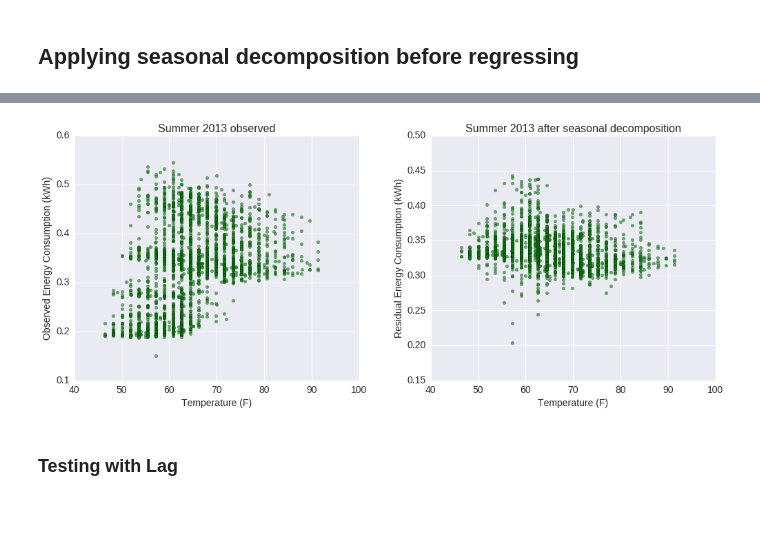
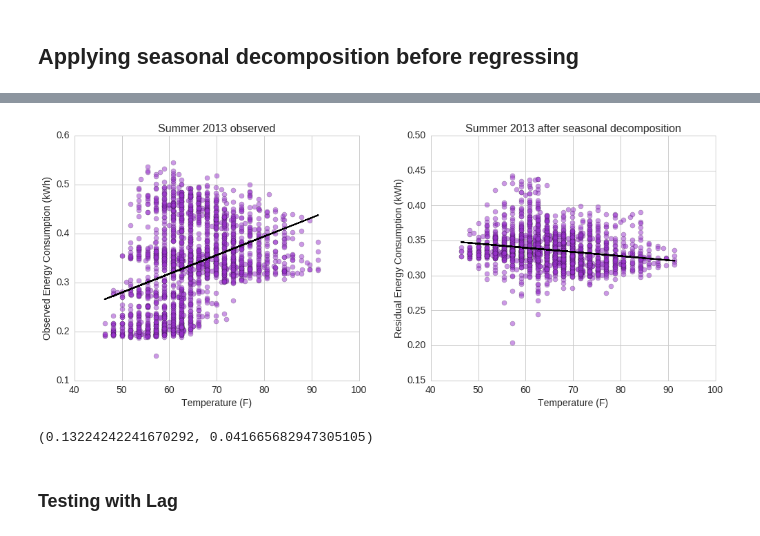
Before and after one commit to connorchency/Taming-the-Peak, a Jupyter notebook: analysis/Analysis_vsg_s13.ipynb, the cells around one changed output, grey strips where cells are left out. Cells and saved outputs as stored; diff of their text form; code cells hidden in the pictures.

```diff
--- a/analysis/Analysis_vsg_s13.ipynb
+++ b/analysis/Analysis_vsg_s13.ipynb
@@ -269,3 +267,14 @@ rsqd
 | 12 | 12.0 | 0.000000 | 0.000000 | 0.000000 | 0.000000 | 0.000000 | 0.000000 | 0 | 0 |
 # %% [markdown]
 ## Applying seasonal decomposition before regressing
+# %%
+##Seasonal Decomposition of high income energy consumption
+data = np.array(final2013_14.Overall)
+sns.set_style("whitegrid")
+#Seasonal Decomposition using statsmodels api
+res = sm.tsa.seasonal_decompose(data, freq = 24)
+plt.rcParams['figure.figsize'] = (12,8)
+resplot = res.plot()
+pl.xlabel("Time (hours)")
+#pl.xlim(100, 175)
+resplot.savefig("../Plots/Seasonal_summer_full.png")
@@ -272,11 +283,12 @@ rsqd
 # %%
 ##Seasonal Decomposition of high income energy consumption
 data = np.array(final2013_14.Overall)
-
+sns.set_style("whitegrid")
 #Seasonal Decomposition using statsmodels api
 res = sm.tsa.seasonal_decompose(data, freq = 24)
 plt.rcParams['figure.figsize'] = (12,8)
 resplot = res.plot()
 pl.xlabel("Time (hours)")
+pl.xlim(100, 175)
 resplot.savefig("../Plots/Seasonal_summer.png")
 # %% [output]
@@ -318,32 +330,42 @@ OLS Regression Results
 | Kurtosis: | 5.909 | Cond. No. | 524. |
 # %%
 #plotting Overall_residuasls and Temperature_F
+p1 = smf.ols(formula = 'Overall ~ Temperature_F', data = final2013_14).fit()
+p2 = smf.ols(formula = 'Overall_residuals ~ Temperature_F', data = final2013_14).fit()
+
+sns.set_style("whitegrid")
 f, (ax1, ax2) = plt.subplots(1, 2, figsize=(14,6))
 
-final2013_14.plot(x='Temperature_F', y='Overall', kind='scatter', color="green", alpha=.6, ax=ax1)
+final2013_14.plot(kind='scatter', x='Temperature_F', y='Overall', color='darkorchid',s=50, alpha=.5, ax=ax1)
+ax1.plot(final2013_14.Temperature_F, p1.predict(), color='k')
 
 ax1.set_title('Summer 2013 observed', fontsize=16)
 ax1.set_ylabel("Observed Energy Consumption (kWh)", fontsize=14)
 ax1.set_xlabel("Temperature (F)", fontsize=14)
 
-final2013_14.plot(x='Temperature_F', y='Overall_residuals', kind='scatter', color="green", alpha=.6, ax=ax2)
+final2013_14.plot(kind='scatter', x='Temperature_F', y='Overall_residuals', color='darkorchid',s=50, alpha=.5, ax=ax2)
+ax2.plot(final2013_14.Temperature_F, p2.predict(), color='k')
 
 ax2.set_title('Summer 2013 after seasonal decomposition', fontsize=16)
 ax2.set_ylabel("Residual Energy Consumption (kWh)", fontsize=14)
 ax2.set_xlabel("Temperature (F)", fontsize=14)
 
 pl.setp(ax1.get_yticklabels(), fontsize=14)
 pl.setp(ax2.get_yticklabels(), fontsize=14)
 pl.setp(ax1.get_xticklabels(), fontsize=14)
 pl.setp(ax2.get_xticklabels(), fontsize=14)
 
 pl.tight_layout(w_pad=4)
 
 pl.show()
 
 f.savefig("../Plots/Seasonal_summer_scatter.png")
 # %% [output]
-[figure, old version]
+[figure, new version]
+# %%
+p1.rsquared , p2.rsquared
+# %% [output]
+(0.13224242241670292, 0.041665682947305105)
 # %% [markdown]
 ### Testing with Lag
 # %%
```
Also changed, not shown: parts of 8 cells of this notebook, 7 other files.
